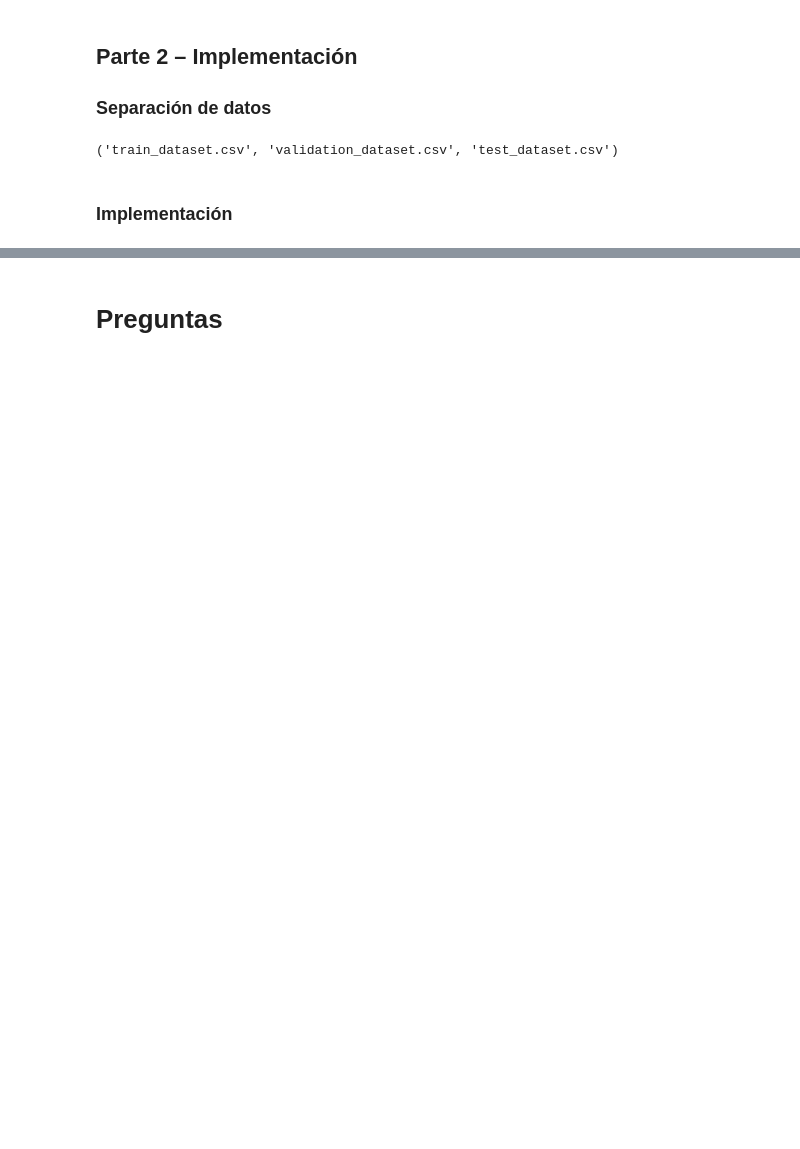
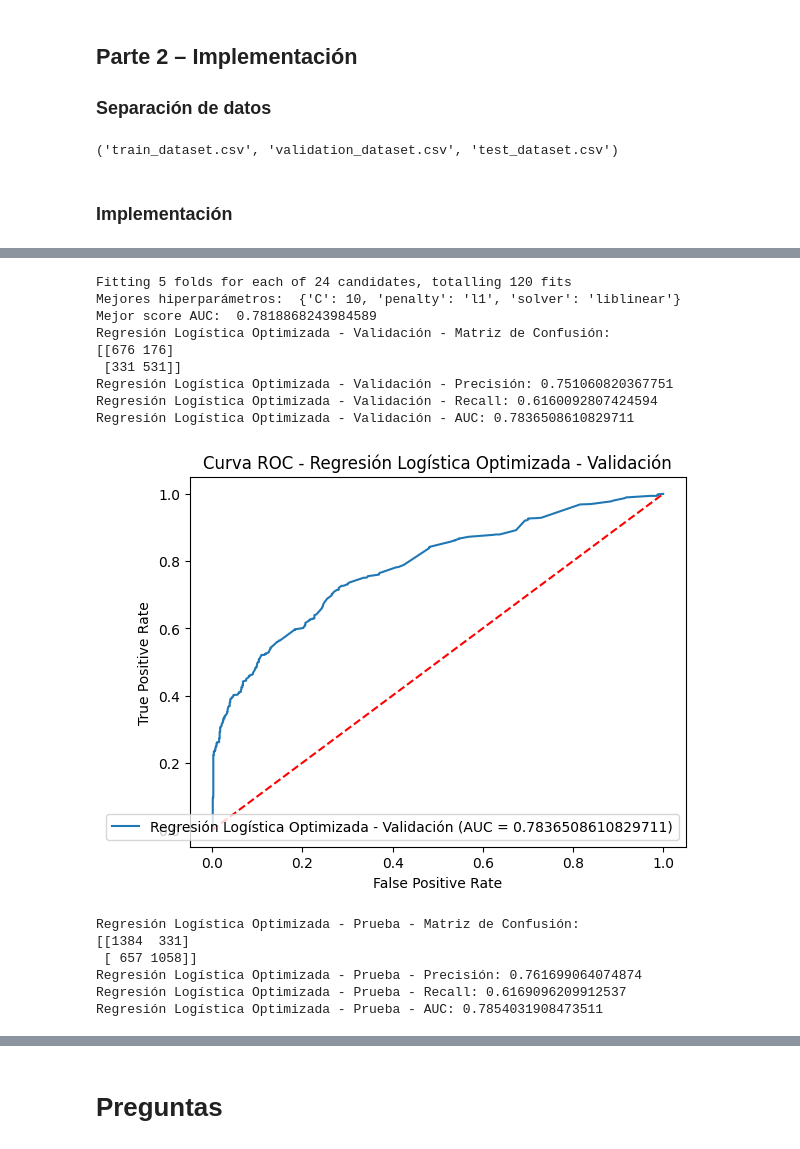
Before and after one commit to MaJu502/lab1_deteccionPishing, a Jupyter notebook: deteccion_pishing.ipynb, the cells around one changed output, grey strips where cells are left out. Cells and saved outputs as stored; diff of their text form; code cells hidden in the pictures; blank space fills up the shorter version.

```diff
--- a/deteccion_pishing.ipynb
+++ b/deteccion_pishing.ipynb
@@ -368,0 +460,33 @@ SVM - Prueba - AUC: 0.6123805557208305
+# %%
+param_grid_lr = {
+    'C': [0.001, 0.01, 0.1, 1, 10, 100],
+    'penalty': ['l1', 'l2'],
+    'solver': ['liblinear', 'saga']
+}
+
+grid_search_lr = GridSearchCV(LogisticRegression(max_iter=1000, random_state=42), param_grid_lr, cv=5, scoring='roc_auc', n_jobs=-1, verbose=2)
+grid_search_lr.fit(X_train, y_train)
+
+print("Mejores hiperparámetros: ", grid_search_lr.best_params_)
+print("Mejor score AUC: ", grid_search_lr.best_score_)
+
+best_lr_model = grid_search_lr.best_estimator_
+evaluate_model(best_lr_model, X_validation, y_validation, 'Regresión Logística Optimizada - Validación')
+evaluate_model(best_lr_model, X_test, y_test, 'Regresión Logística Optimizada - Prueba')
+# %% [output]
+Fitting 5 folds for each of 24 candidates, totalling 120 fits
+Mejores hiperparámetros:  {'C': 10, 'penalty': 'l1', 'solver': 'liblinear'}
+Mejor score AUC:  0.7818868243984589
+Regresión Logística Optimizada - Validación - Matriz de Confusión:
+[[676 176]
+ [331 531]]
+Regresión Logística Optimizada - Validación - Precisión: 0.751060820367751
+Regresión Logística Optimizada - Validación - Recall: 0.6160092807424594
+Regresión Logística Optimizada - Validación - AUC: 0.7836508610829711
+[figure, added]
+Regresión Logística Optimizada - Prueba - Matriz de Confusión:
+[[1384  331]
+ [ 657 1058]]
+Regresión Logística Optimizada - Prueba - Precisión: 0.761699064074874
+Regresión Logística Optimizada - Prueba - Recall: 0.6169096209912537
+Regresión Logística Optimizada - Prueba - AUC: 0.7854031908473511
```
Also changed, not shown: parts of 28 cells of this notebook, 4 other files.
